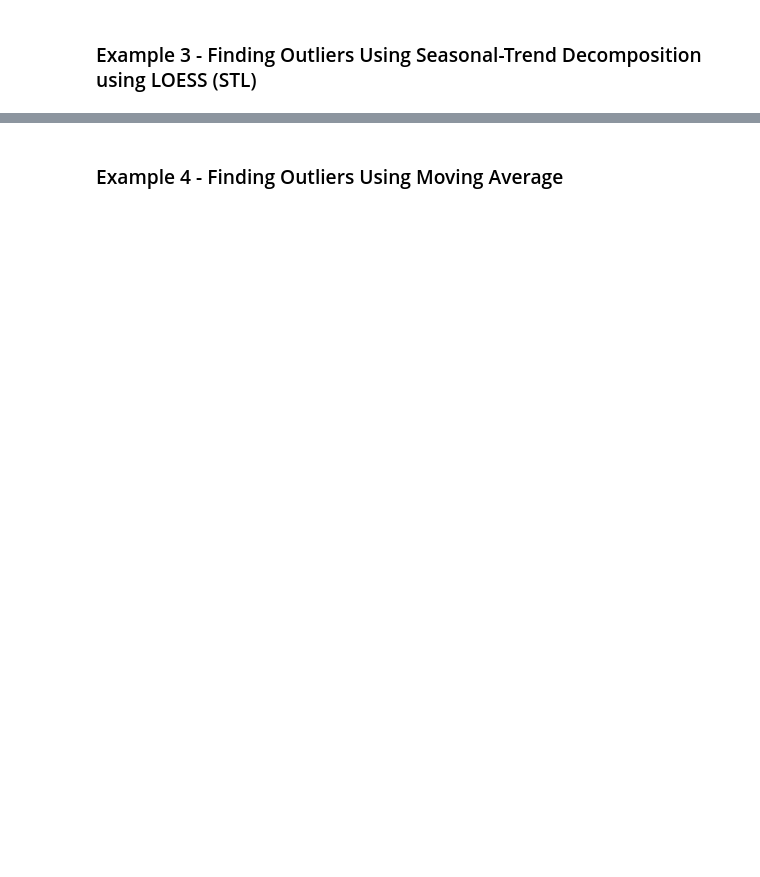
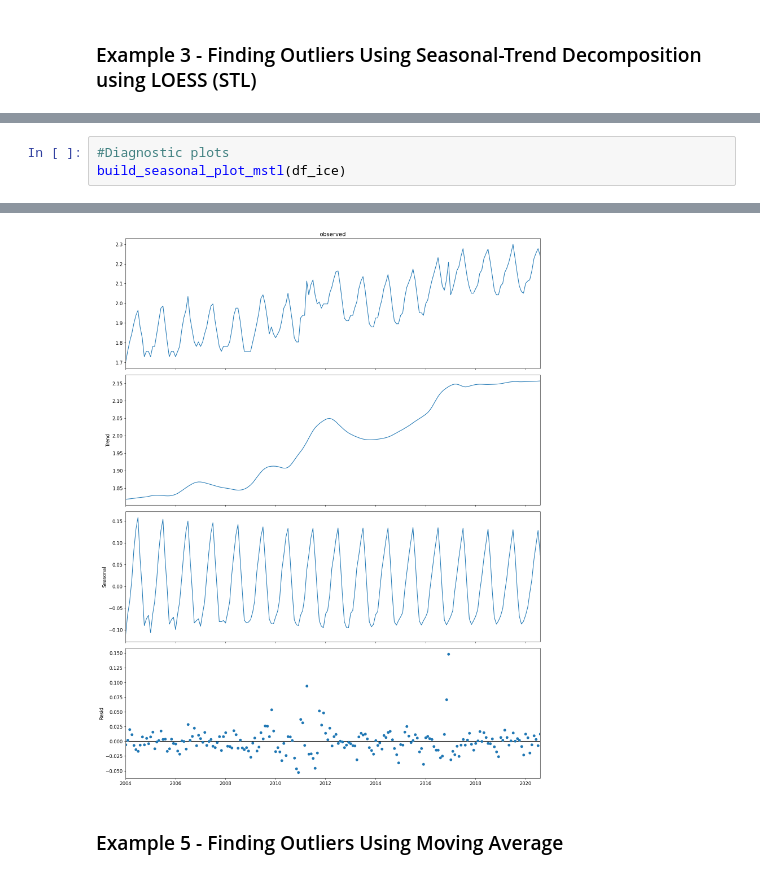
Before and after one commit to aseemanand/pycatcher, a Jupyter notebook: notebooks/Example Notebook.ipynb, the cells around one changed output, grey strips where cells are left out. Cells and saved outputs as stored; diff of their text form; blank space fills up the shorter version.

```diff
--- a/notebooks/Example Notebook.ipynb
+++ b/notebooks/Example Notebook.ipynb
@@ -345,0 +394,4 @@ Additive model detected
+# %%
+#Diagnostic plots
+build_seasonal_plot_mstl(df_ice)
+# %% [output]
@@ -346,5 +403,6 @@ Additive model detected
+[figure, added]
 # %% [markdown]
-### Example 4 - Finding Outliers Using Moving Average
+### Example 5 - Finding Outliers Using Moving Average
 # %%
 import pandas as pd
 import numpy as np
```
Also changed, not shown: parts of 24 cells of this notebook, 5 other files.
